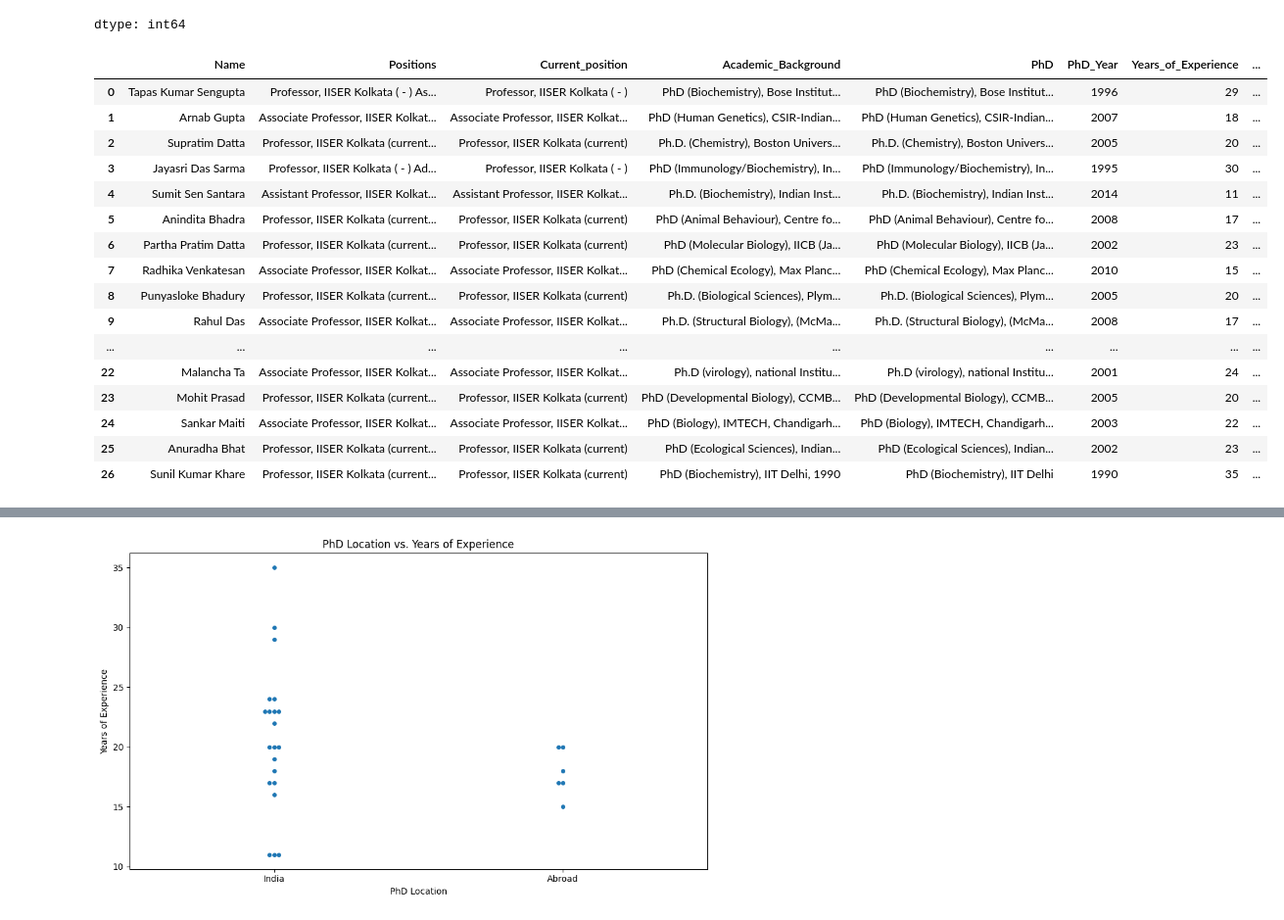
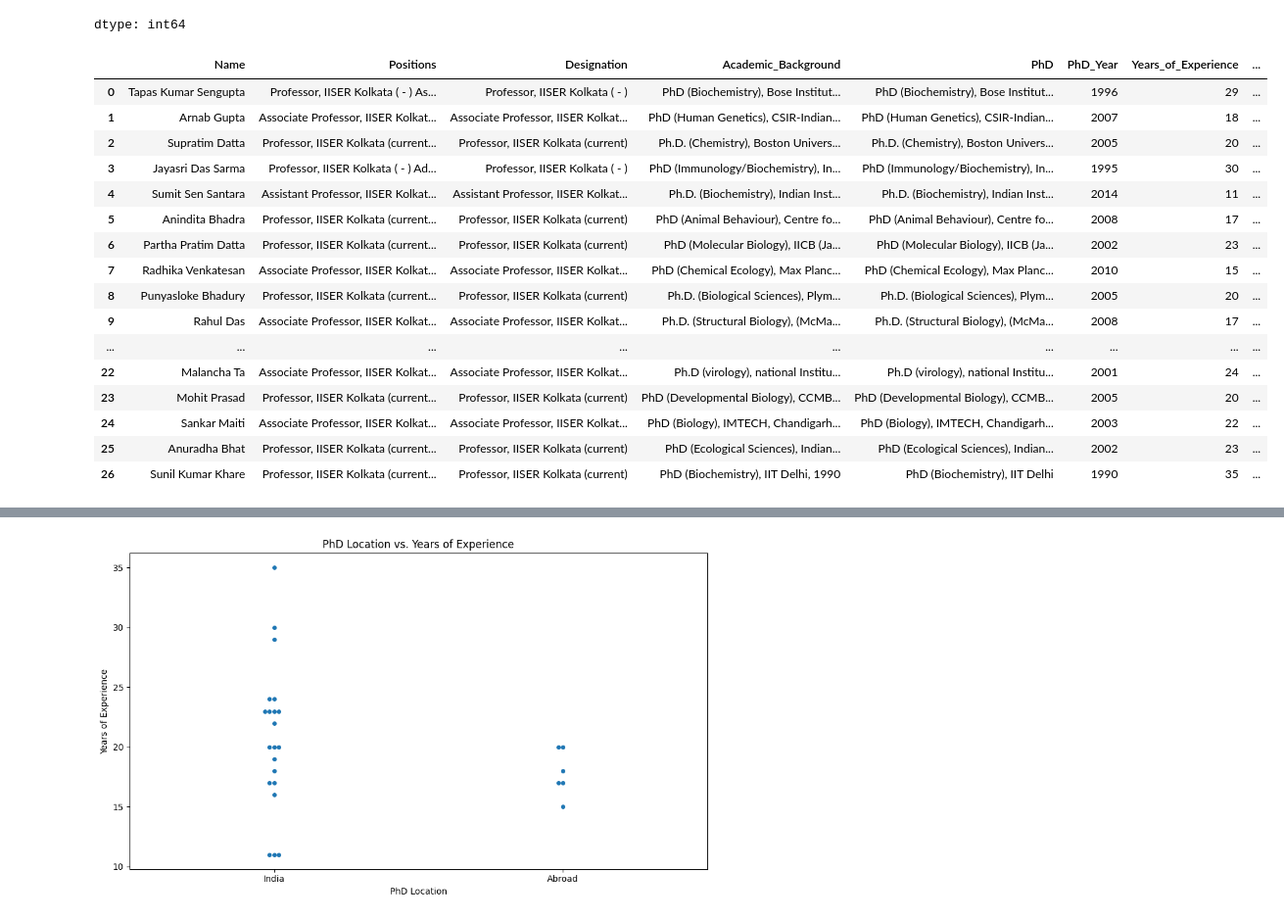
Before and after one commit to kirtikrajsp/Group12-IDC409, a Jupyter notebook: code.ipynb, the cells around one changed output, grey strips where cells are left out. Shown: that part at 98% size. Cells and saved outputs as stored; diff of their text form; code cells hidden in the pictures.

```diff
--- a/code.ipynb
+++ b/code.ipynb
@@ -298,7 +300,7 @@ from IPython.display import display
 tableheadings = [
     'Name',
     'Positions',
-    'Current_position',
+    'Designation',
     'Academic_Background',
     'PhD',
     'PhD_Year',
@@ -326,34 +328,34 @@ styles = [
     # --- Style for just the header row: background color and font ---
     {'selector': 'th',
      'props': [('background-color', '#f2f2f2'),
                ('color', 'black'),
                ('font-weight', 'bold')]}
 ]
 
 # --- 3. Apply the styles and create the styled object ---
 styleddf = (dfnew.style
     # Apply all the border and header styles defined above
     .set_table_styles(styles)
 
     # --- Set column widths ---
     # Set a default width for all long columns
     .set_properties(**{'min-width': '200px', 'max-width': '300px'})
 
     # Set a specific width for short columns
     .set_properties(subset=['PhD_Year', 'Number_of_awards', 'PhD_Institution'], **{'min-width': '100px', 'max-width': '100px'})
 
     # --- Add color to a column ---
     # Applies a color gradient (heatmap) to the 'Number_of_awards' column
     .background_gradient(subset=['Years_of_Experience'], cmap='Blues')
 
     # --- Set row height (optional) ---
     .set_properties(**{'height': '50px'})
 )
 
 # --- 4. Display the final, styled table ---
 display(styleddf)
 # %% [output]
-|  | Name | Positions | Current_position | Academic_Background | PhD | PhD_Year | Years_of_Experience | ... |
+|  | Name | Positions | Designation | Academic_Background | PhD | PhD_Year | Years_of_Experience | ... |
 | 0 | Tapas Kumar Sengupta | Professor, IISER Kolkata ( - ) As... | Professor, IISER Kolkata ( - ) | PhD (Biochemistry), Bose Institut... | PhD (Biochemistry), Bose Institut... | 1996 | 29 | ... |
 | 1 | Arnab Gupta | Associate Professor, IISER Kolkat... | Associate Professor, IISER Kolkat... | PhD (Human Genetics), CSIR-Indian... | PhD (Human Genetics), CSIR-Indian... | 2007 | 18 | ... |
 | 2 | Supratim Datta | Professor, IISER Kolkata (current... | Professor, IISER Kolkata (current) | Ph.D. (Chemistry), Boston Univers... | Ph.D. (Chemistry), Boston Univers... | 2005 | 20 | ... |
```
Also changed, not shown: parts of 6 cells of this notebook.
